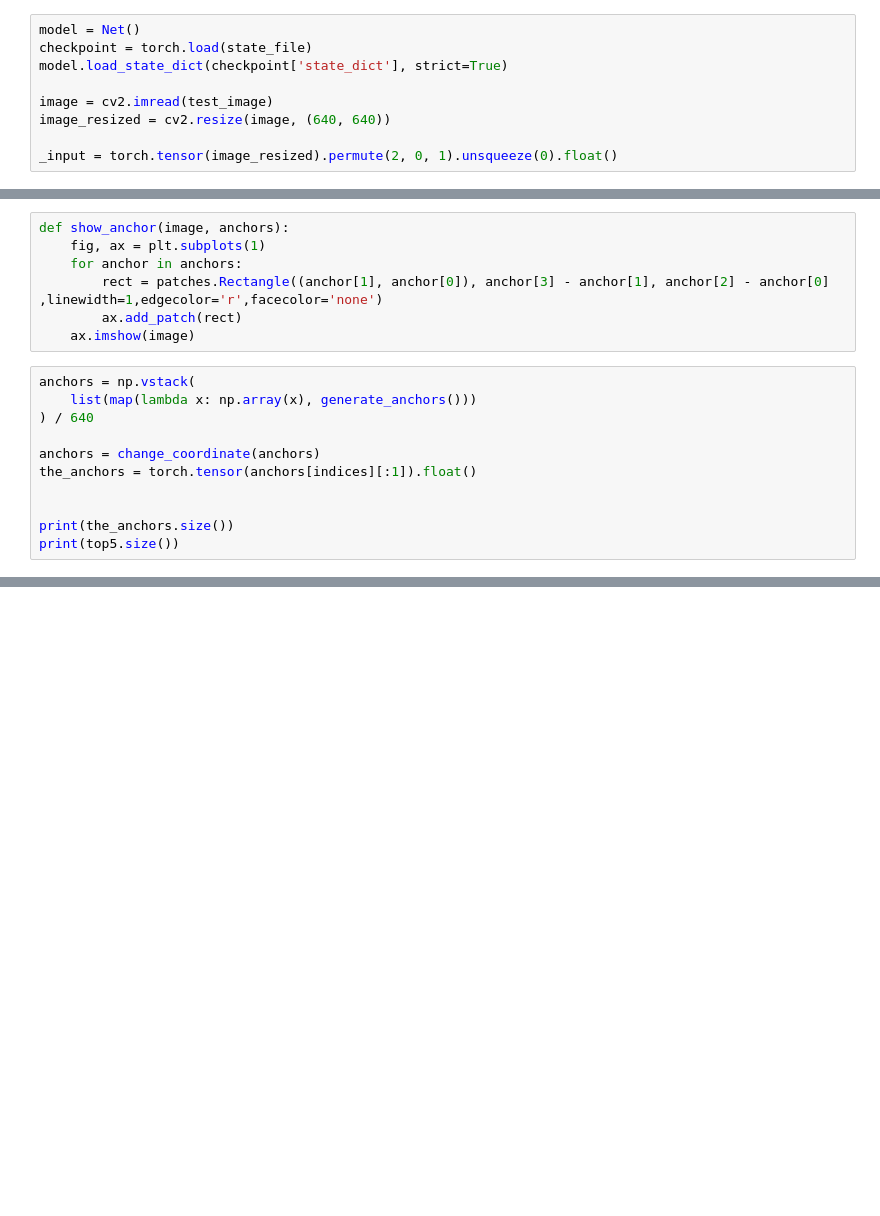
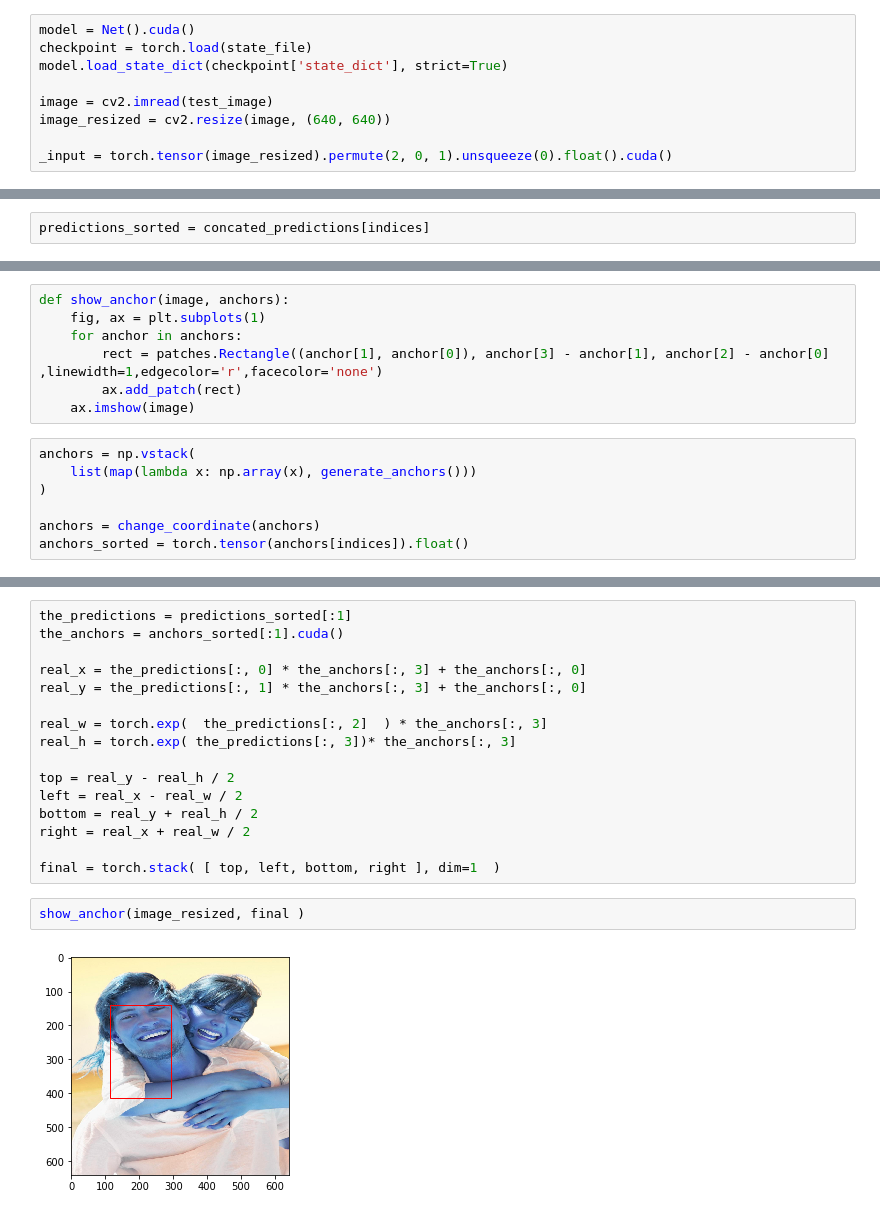
Before and after one commit to louis-she/sfd.pytorch, a Jupyter notebook: inference.ipynb, the cells around one changed output, grey strips where cells are left out. Cells and saved outputs as stored; diff of their text form; blank space fills up the shorter version.

```diff
--- a/inference.ipynb
+++ b/inference.ipynb
@@ -17,12 +17,12 @@ state_file = "/media/louis/ext4/models/sfd/models/epoch_1.pth.tar"
 # %%
-model = Net()
+model = Net().cuda()
 checkpoint = torch.load(state_file)
 model.load_state_dict(checkpoint['state_dict'], strict=True)
 
 image = cv2.imread(test_image)
 image_resized = cv2.resize(image, (640, 640))
 
-_input = torch.tensor(image_resized).permute(2, 0, 1).unsqueeze(0).float()
+_input = torch.tensor(image_resized).permute(2, 0, 1).unsqueeze(0).float().cuda()
 # %%
 predictions = model(_input)
 # %%
@@ -45,3 +39,5 @@ tensor([ 1.8600e+02,  1.8033e+02,  1.7863e+02,  ..., -1.0363e+01,
+# %%
+predictions_sorted = concated_predictions[indices]
 # %%
 def get_bboxes(deltas, anchors):
     cent_x = deltas[:, 0] + anchors[:, 0]
@@ -60,11 +56,7 @@ def show_anchor(image, anchors):
 # %%
 anchors = np.vstack(
     list(map(lambda x: np.array(x), generate_anchors()))
-) / 640
+)
 
 anchors = change_coordinate(anchors)
-the_anchors = torch.tensor(anchors[indices][:1]).float()
-
-
-print(the_anchors.size())
-print(top5.size())
+anchors_sorted = torch.tensor(anchors[indices]).float()
@@ -84,0 +75,20 @@ tensor([[ 755.9631, -215.9284,  819.5307,  144.6707]])
+# %%
+the_predictions = predictions_sorted[:1]
+the_anchors = anchors_sorted[:1].cuda()
+
+real_x = the_predictions[:, 0] * the_anchors[:, 3] + the_anchors[:, 0]
+real_y = the_predictions[:, 1] * the_anchors[:, 3] + the_anchors[:, 0]
+
+real_w = torch.exp(  the_predictions[:, 2]  ) * the_anchors[:, 3]
+real_h = torch.exp( the_predictions[:, 3])* the_anchors[:, 3]
+
+top = real_y - real_h / 2
+left = real_x - real_w / 2
+bottom = real_y + real_h / 2
+right = real_x + real_w / 2
+
+final = torch.stack( [ top, left, bottom, right ], dim=1  )
+# %%
+show_anchor(image_resized, final )
+# %% [output]
+[figure, added]
```
Also changed, not shown: parts of 6 cells of this notebook, 1 other file.
